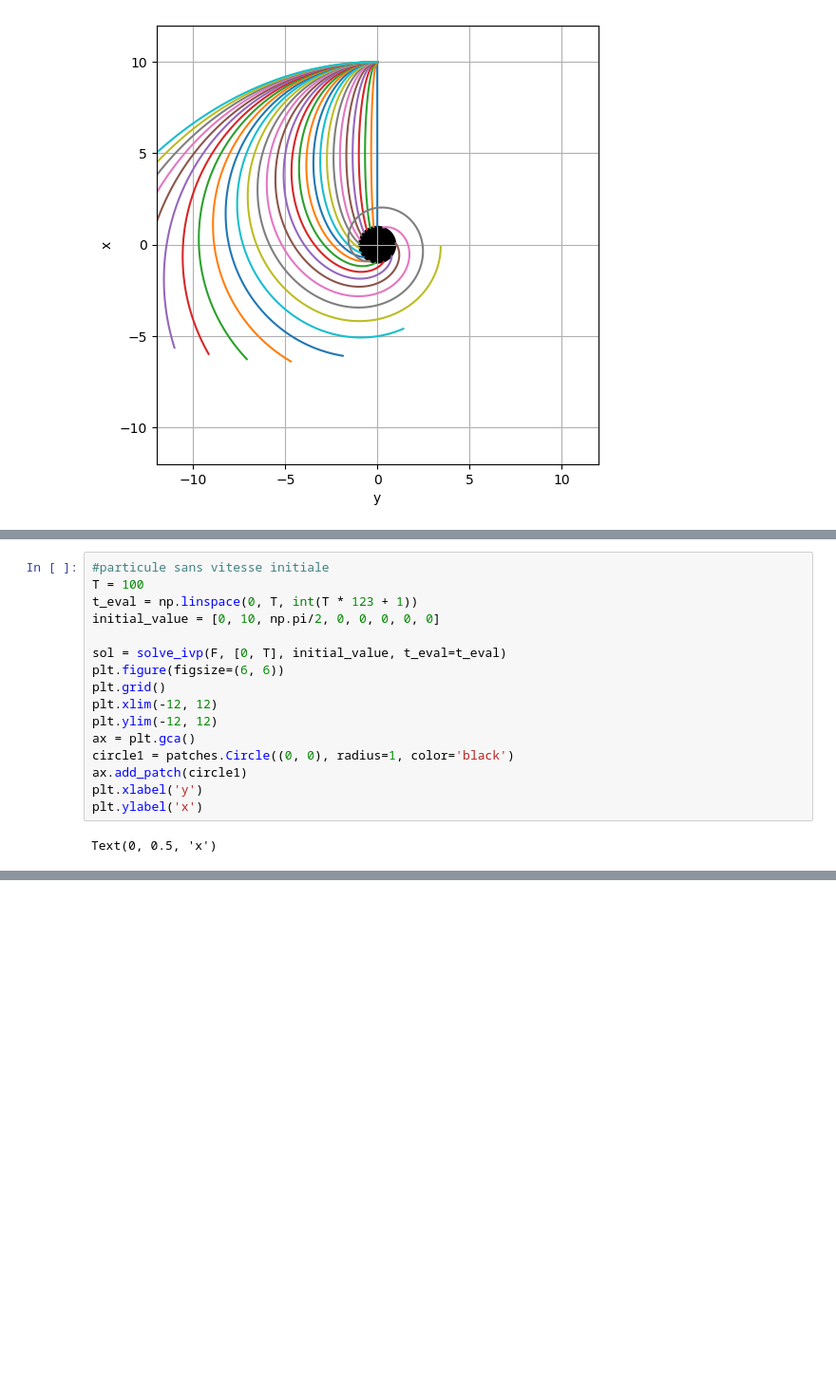
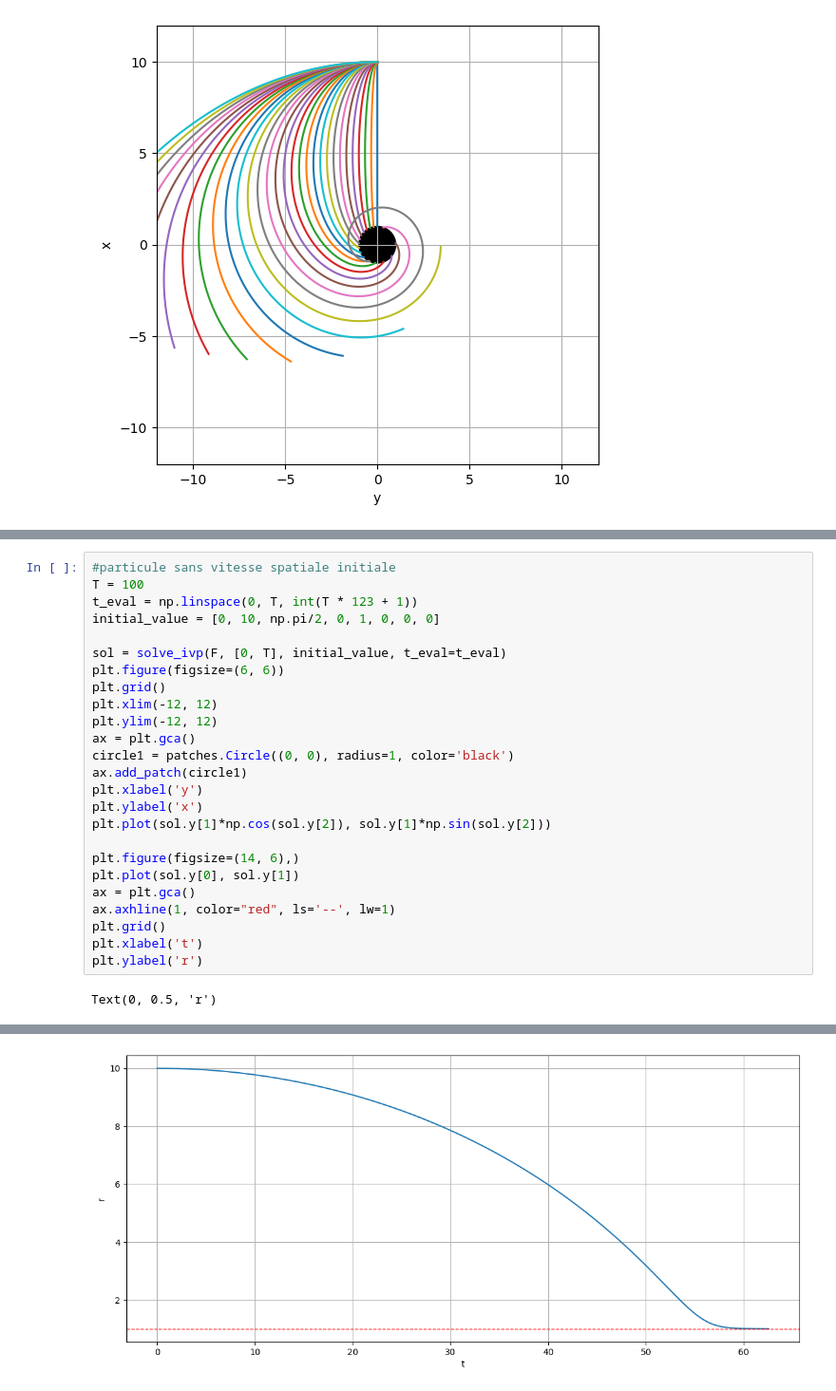
Before and after one commit to adcrry/blackhole-geodesic, a Jupyter notebook: simulation.ipynb, the cells around one changed output, grey strips where cells are left out. Shown at 95% size. Saved outputs shown, nothing was run; the diff lists cells and outputs as text; blank space fills up the shorter version.

```diff
--- a/simulation.ipynb
+++ b/simulation.ipynb
@@ -160,8 +191,8 @@ for i in range(30):
 # %%
-#particule sans vitesse initiale
+#particule sans vitesse spatiale initiale
 T = 100
 t_eval = np.linspace(0, T, int(T * 123 + 1))
-initial_value = [0, 10, np.pi/2, 0, 0, 0, 0, 0]
+initial_value = [0, 10, np.pi/2, 0, 1, 0, 0, 0]
 
 sol = solve_ivp(F, [0, T], initial_value, t_eval=t_eval)
 plt.figure(figsize=(6, 6))
@@ -173,5 +204,14 @@ circle1 = patches.Circle((0, 0), radius=1, color='black')
 ax.add_patch(circle1)
 plt.xlabel('y')
 plt.ylabel('x')
+plt.plot(sol.y[1]*np.cos(sol.y[2]), sol.y[1]*np.sin(sol.y[2]))
+
+plt.figure(figsize=(14, 6),)
+plt.plot(sol.y[0], sol.y[1])
+ax = plt.gca()
+ax.axhline(1, color="red", ls='--', lw=1)
+plt.grid()
+plt.xlabel('t')
+plt.ylabel('r')
 # %% [output]
-Text(0, 0.5, 'x')
+Text(0, 0.5, 'r')
@@ -178,0 +219 @@ Text(0, 0.5, 'x')
+[figure, added]
```
Also changed, not shown: parts of 3 cells of this notebook.
